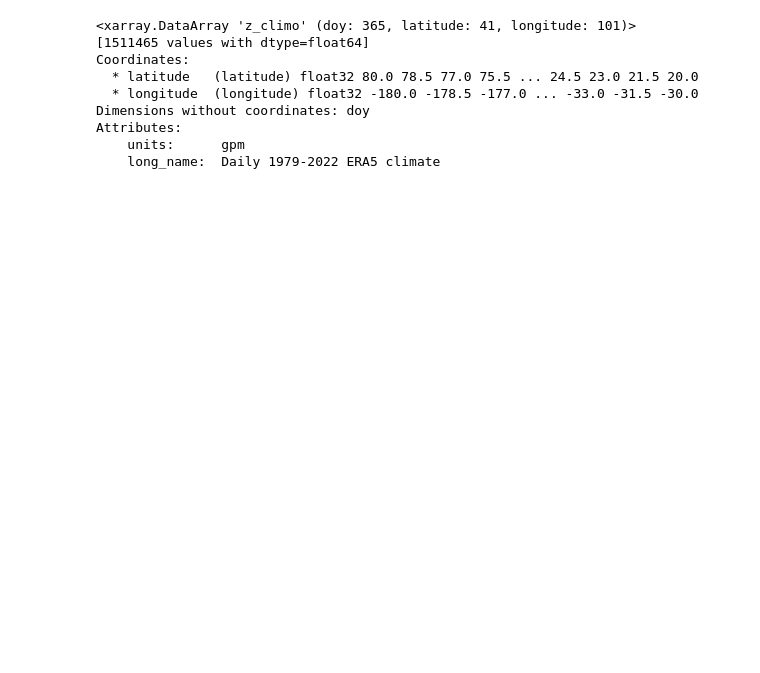
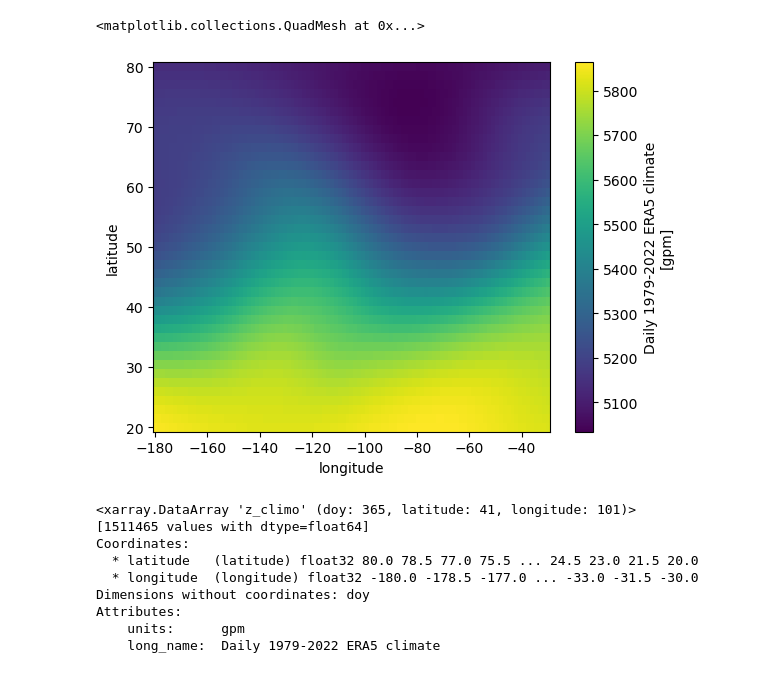
Before and after one commit to bsu-wrudisill/CRF_UCRB, a Jupyter notebook: large_scale_clouds.ipynb, the cells around one changed output. Cells and saved outputs as stored; diff of their text form; code cells hidden in the pictures; blank space fills up the shorter version.

```diff
--- a/large_scale_clouds.ipynb
+++ b/large_scale_clouds.ipynb
@@ -18,0 +42,5 @@ params = xr.open_dataset("era_interim/era5_1979_2022_north_america_regime_z500_p
+# %%
+params.z_climo.isel(doy=1).plot()
+# %% [output]
+<matplotlib.collections.QuadMesh at 0x...>
+[figure, added]
```
Also changed, not shown: parts of 48 cells of this notebook.
